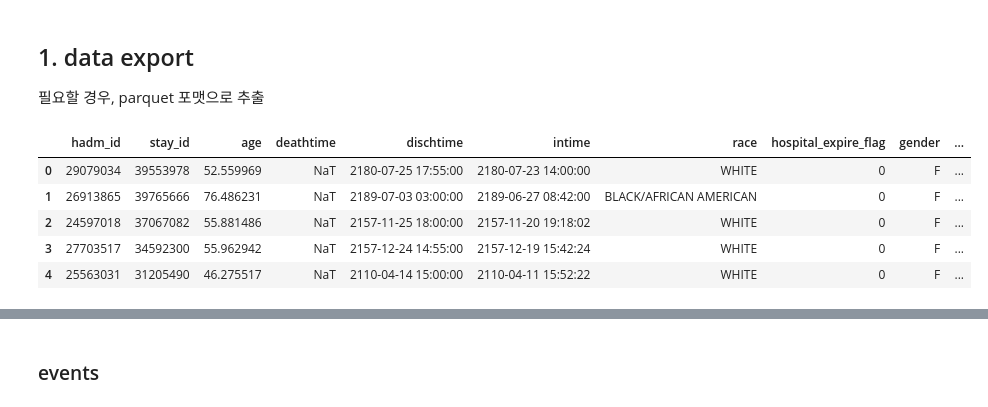
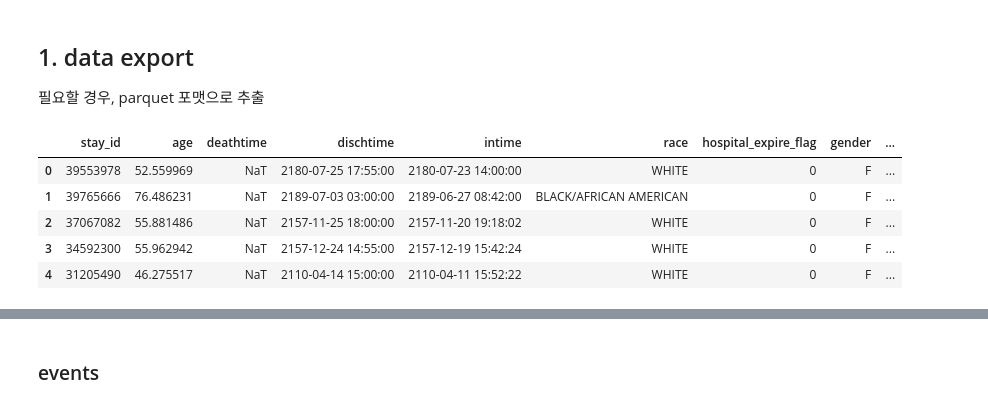
Before and after one commit to yk-Jeong/iMORS, a Jupyter notebook: code.ipynb, the cells around one changed output, grey strips where cells are left out. Saved outputs shown, nothing was run; the diff lists cells and outputs as text; code cells hidden in the pictures.

```diff
--- a/code.ipynb
+++ b/code.ipynb
@@ -47,36 +47,35 @@ conn = psycopg2.connect(
 # %%
 # patients: 18~39세, ICU 체류 60일 이상 환자 제외
 
 query = '''
 SELECT
-  ad.hadm_id,
   icu.stay_id,
   pa.anchor_age + EXTRACT(EPOCH FROM ad.admittime - TO_TIMESTAMP(TO_CHAR(pa.anchor_year, '0000') || '0101' || '000000', 'yyyymmddHH24MISS')) / 31556908.8 AS age,
   ad.deathtime,
   ad.dischtime,
   icu.intime,
   ad.race,
   ad.hospital_expire_flag,
   pa.gender,
   icu.last_careunit
 FROM mimiciv_hosp.admissions AS ad
 INNER JOIN mimiciv_hosp.patients AS pa
   ON ad.subject_id = pa.subject_id
 INNER JOIN mimiciv_icu.icustays AS icu
   ON ad.hadm_id = icu.hadm_id
 WHERE (pa.anchor_age + EXTRACT(EPOCH FROM ad.admittime - TO_TIMESTAMP(TO_CHAR(pa.anchor_year, '0000') || '0101' || '000000', 'yyyymmddHH24MISS')) / 31556908.8) >= 40
   AND icu.los < 60;
 '''
 patients = pd.read_sql_query(query, conn)
 patients.head()
 # patients.to_parquet('patients.parquet')
 # %% [output]
-|  | hadm_id | stay_id | age | deathtime | dischtime | intime | race | hospital_expire_flag | gender | ... |
-| 0 | 29079034 | 39553978 | 52.559969 | NaT | 2180-07-25 17:55:00 | 2180-07-23 14:00:00 | WHITE | 0 | F | ... |
-| 1 | 26913865 | 39765666 | 76.486231 | NaT | 2189-07-03 03:00:00 | 2189-06-27 08:42:00 | BLACK/AFRICAN AMERICAN | 0 | F | ... |
-| 2 | 24597018 | 37067082 | 55.881486 | NaT | 2157-11-25 18:00:00 | 2157-11-20 19:18:02 | WHITE | 0 | F | ... |
-| 3 | 27703517 | 34592300 | 55.962942 | NaT | 2157-12-24 14:55:00 | 2157-12-19 15:42:24 | WHITE | 0 | F | ... |
-| 4 | 25563031 | 31205490 | 46.275517 | NaT | 2110-04-14 15:00:00 | 2110-04-11 15:52:22 | WHITE | 0 | F | ... |
+|  | stay_id | age | deathtime | dischtime | intime | race | hospital_expire_flag | gender | ... |
+| 0 | 39553978 | 52.559969 | NaT | 2180-07-25 17:55:00 | 2180-07-23 14:00:00 | WHITE | 0 | F | ... |
+| 1 | 39765666 | 76.486231 | NaT | 2189-07-03 03:00:00 | 2189-06-27 08:42:00 | BLACK/AFRICAN AMERICAN | 0 | F | ... |
+| 2 | 37067082 | 55.881486 | NaT | 2157-11-25 18:00:00 | 2157-11-20 19:18:02 | WHITE | 0 | F | ... |
+| 3 | 34592300 | 55.962942 | NaT | 2157-12-24 14:55:00 | 2157-12-19 15:42:24 | WHITE | 0 | F | ... |
+| 4 | 31205490 | 46.275517 | NaT | 2110-04-14 15:00:00 | 2110-04-11 15:52:22 | WHITE | 0 | F | ... |
 # %%
 # labevent: d_labitems를 토대로 확인한 labitem id만 추출
 
```
Also changed, not shown: parts of 43 cells of this notebook.
